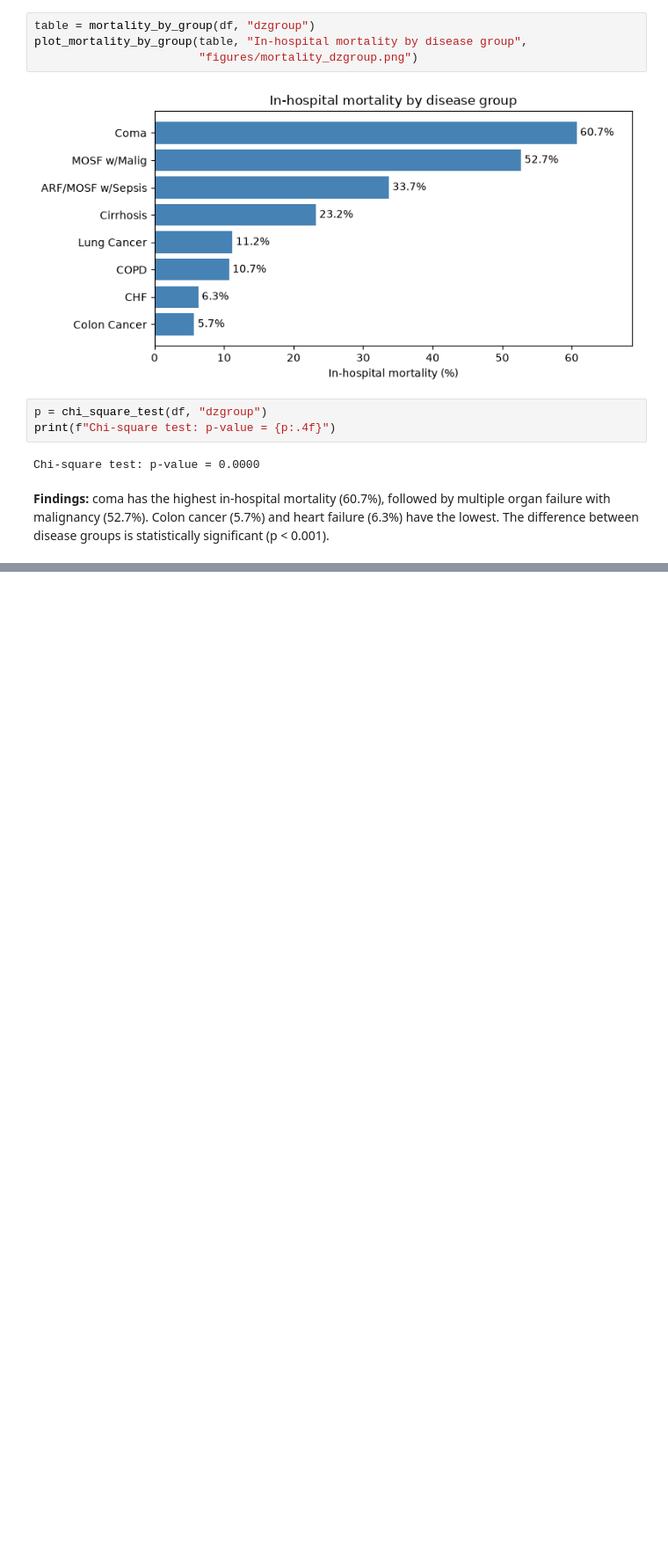
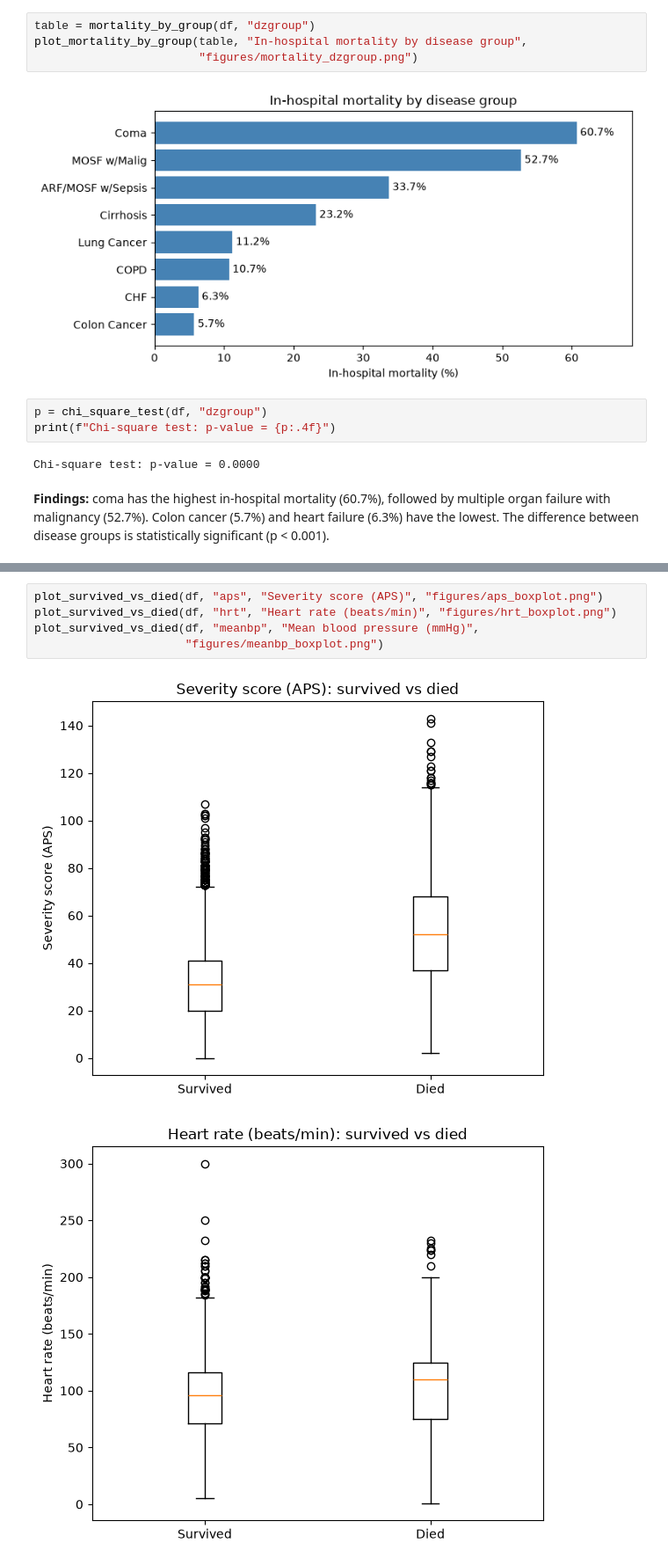
Before and after one commit to HamidMardani78/mortality-analysis, a Jupyter notebook: 02_presentation.ipynb, the cells around one changed output, grey strips where cells are left out. Shown at 88% size. Cells and saved outputs as stored; diff of their text form; blank space fills up the shorter version.

```diff
--- a/02_presentation.ipynb
+++ b/02_presentation.ipynb
@@ -49,0 +106,8 @@ The difference between disease groups is statistically significant (p < 0.001).
+# %%
+plot_survived_vs_died(df, "aps", "Severity score (APS)", "figures/aps_boxplot.png")
+plot_survived_vs_died(df, "hrt", "Heart rate (beats/min)", "figures/hrt_boxplot.png")
+plot_survived_vs_died(df, "meanbp", "Mean blood pressure (mmHg)",
+                      "figures/meanbp_boxplot.png")
+# %% [output]
+[figure, added]
+[figure, added]
```
Also changed, not shown: parts of 15 cells of this notebook.
